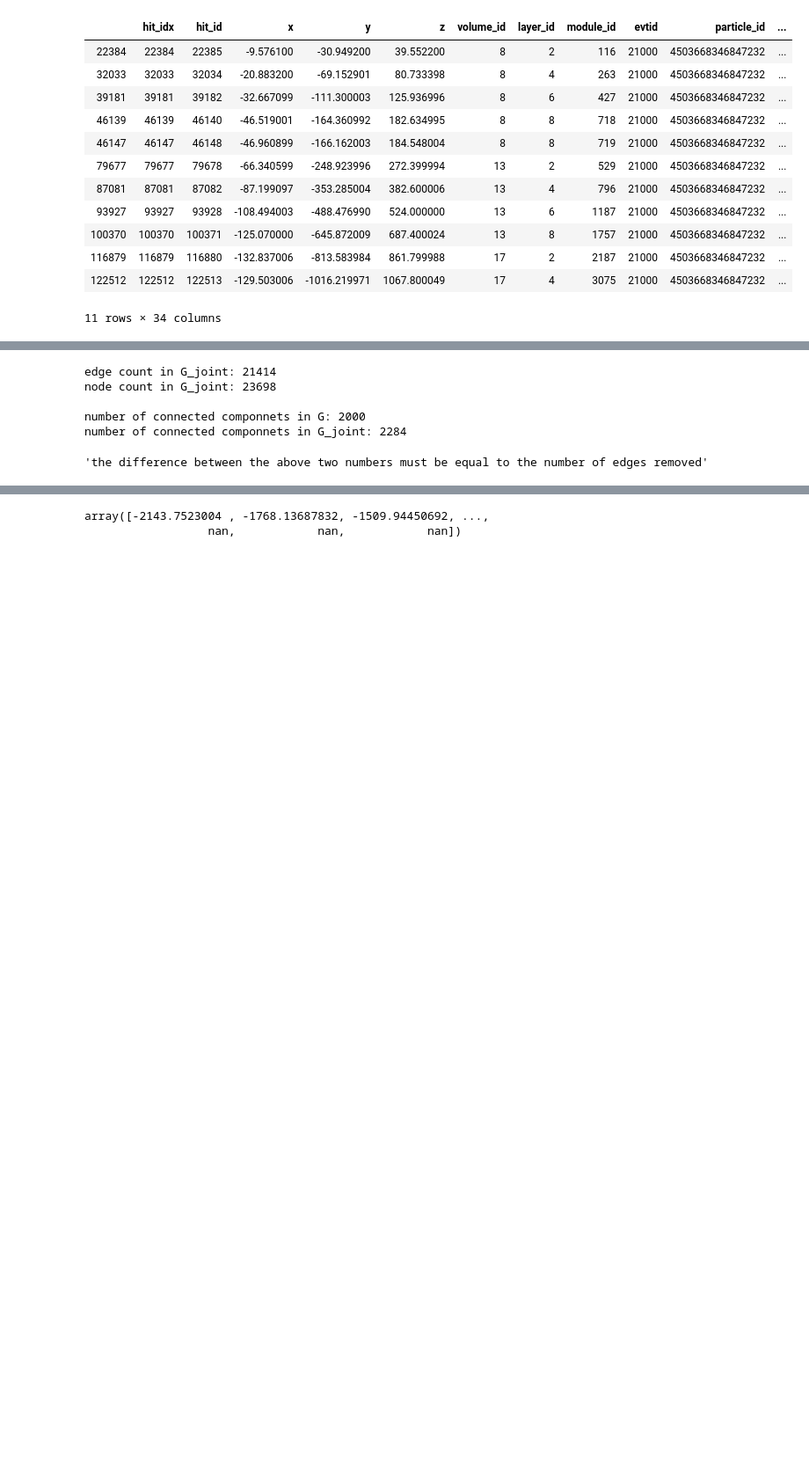
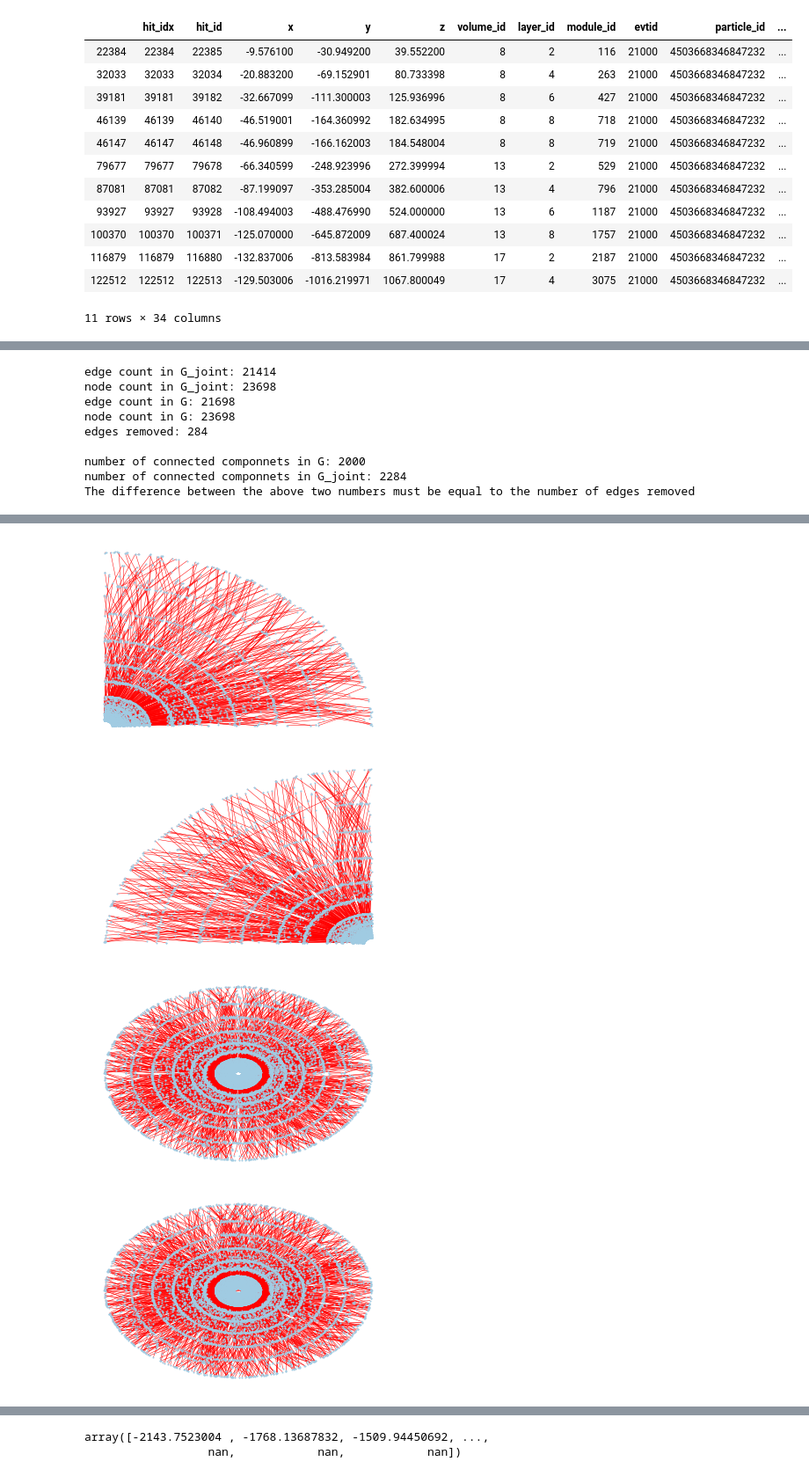
Before and after one commit to cliulinnaeus/heptrkx-gnn-tracking, a Jupyter notebook: code/plot_tracks.ipynb, the cells around one changed output, grey strips where cells are left out. Shown at 88% size. Saved outputs shown, nothing was run; the diff lists cells and outputs as text; code cells hidden in the pictures; blank space fills up the shorter version.

Commit message:
Cleaned up the code for splitting graph by phi

```diff
--- a/code/plot_tracks.ipynb
+++ b/code/plot_tracks.ipynb
@@ -219,23 +134,49 @@ Wall time: 1.32 s
+# %%
+""" Takes in a graph list and output their union
+"""
+def graph_union(graph_list):
+    G_union = nx.Graph()
+    for graph in graph_list:
+        G_union = nx.union(G_union, graph)
+    return G_union
+# %%
+""" Plot all graphs in graph_list
+"""
+def plot_graphs(graph_list):
+    for graph in graph_list:
+        utils_plot.plot_networkx(graph)
+# %%
+""" Returns the number of connected segments in G
+"""
+def num_of_segments(G):
+    return len([x for x in nx.connected_components(G)])
 # %%
-G_joint = nx.union(G_phi1, G_phi2)
-G_joint = nx.union(G_joint, G_phi3)
-G_joint = nx.union(G_joint, G_phi4)
-utils_plot.plot_networkx(G_joint)
-utils_plot.plot_networkx(G)
+splitted_graphs_list = split_graph_by_phi(G, hits)
+G_joint = graph_union(splitted_graphs_list)
+
+plot_graphs(splitted_graphs_list)
+plot_graphs([G_joint])
+plot_graphs([G])
+
+
 
 print("edge count in G_joint: {}".format(len(G_joint.edges())))
 print("node count in G_joint: {}".format(len(G_joint.nodes())))
-
-
+print("edge count in G: {}".format(len(G.edges())))
+print("node count in G: {}".format(len(G.nodes())))
+print("edges removed: {}".format(len(G.edges()) - len(G_joint.edges())))
 print()
 
-print("number of connected componnets in G: {}".format(len([x for x in nx.connected_components(G)])))
-print("number of connected componnets in G_joint: {}".format(len([x for x in nx.connected_components(G_joint)])))
-"""the difference between the above two numbers must be equal to the number of edges removed"""
+print("number of connected componnets in G: {}".format(num_of_segments(G)))
+print("number of connected componnets in G_joint: {}".format(num_of_segments(G_joint)))
+print('The difference between the above two numbers must be equal to the number of edges removed')
 # %% [output]
 edge count in G_joint: 21414
 node count in G_joint: 23698
+edge count in G: 21698
+node count in G: 23698
+edges removed: 284
 
 number of connected componnets in G: 2000
 number of connected componnets in G_joint: 2284
+The difference between the above two numbers must be equal to the number of edges removed
-'the difference between the above two numbers must be equal to the number of edges removed'
@@ -243,0 +185,4 @@ number of connected componnets in G_joint: 2284
+[figure, added]
+[figure, added]
+[figure, added]
+[figure, added]
```
Also changed, not shown: parts of 13 cells of this notebook.
